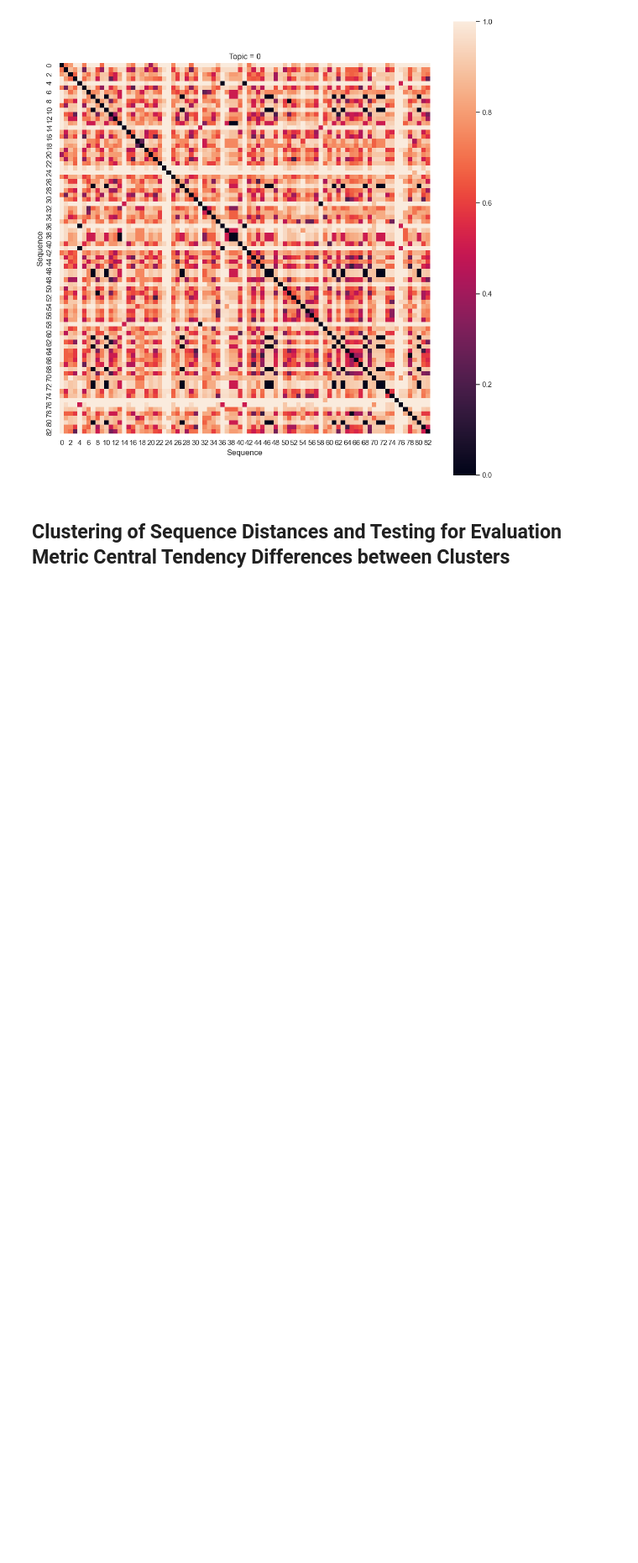
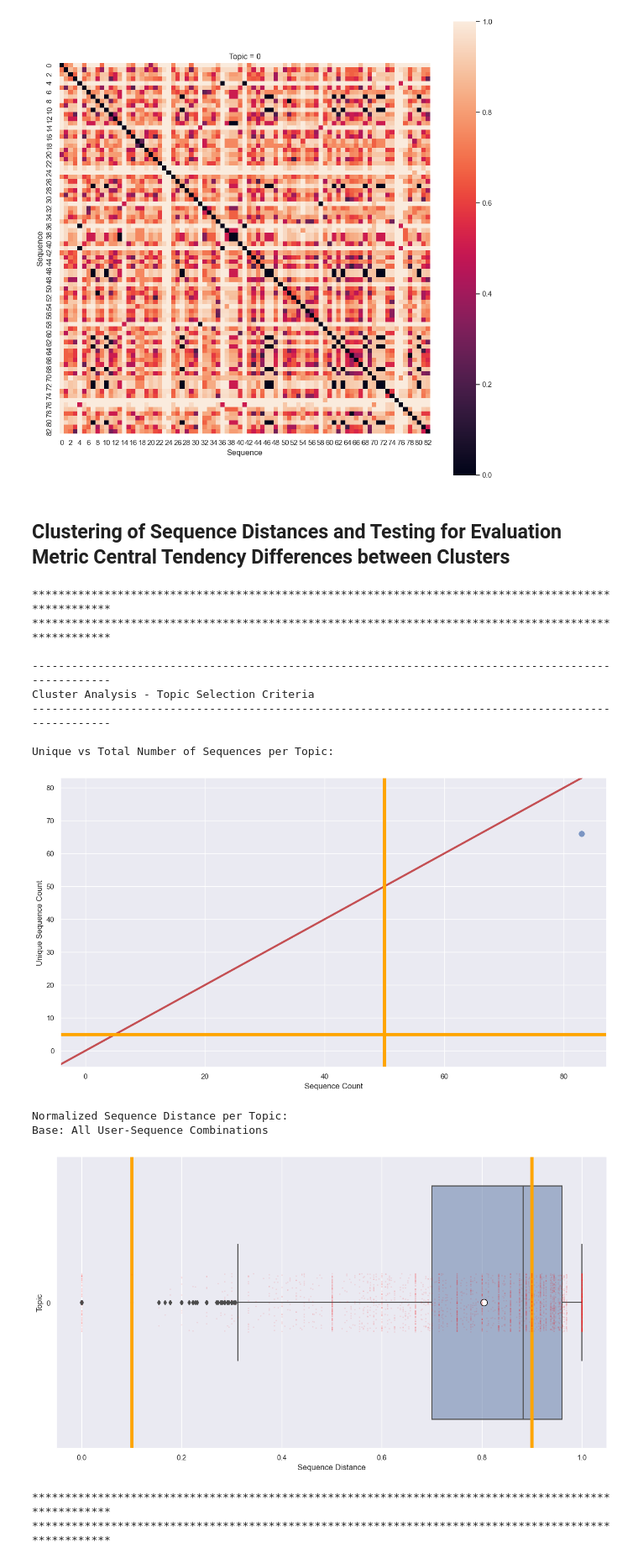
Before and after one commit to sschmerda/ddia_dataset_analysis, a Jupyter notebook: dataset_analysis/CSEDM_2019.ipynb, the cells around one changed output. Shown at 84% size. Cells and saved outputs as stored; diff of their text form; code cells hidden in the pictures; blank space fills up the shorter version.

```diff
--- a/dataset_analysis/CSEDM_2019.ipynb
+++ b/dataset_analysis/CSEDM_2019.ipynb
@@ -874,6 +874,29 @@ Normalized Sequence Distance Matrix per Topic:
 [figure]
 # %% [markdown]
 ## Clustering of Sequence Distances and Testing for Evaluation Metric Central Tendency Differences between Clusters
+# %%
+ClusterAnalysisPlotGroupSelectionCriteria(DATASET_NAME,
+                                          learning_activity_sequence_stats_per_group,
+                                          seq_distances,
+                                          True,
+                                          50,
+                                          5,
+                                          (0.1, 0.9)).display_group_selection_criteria()
+# %% [output]
+****************************************************************************************************
+****************************************************************************************************
+
+----------------------------------------------------------------------------------------------------
+Cluster Analysis - Topic Selection Criteria
+----------------------------------------------------------------------------------------------------
+
+Unique vs Total Number of Sequences per Topic:
+[figure, added]
+Normalized Sequence Distance per Topic:
+Base: All User-Sequence Combinations
+[figure, added]
+****************************************************************************************************
+****************************************************************************************************
 # %%
 cluster_eval = ClusterEvaluation(DATASET_NAME,
                                  interactions,
```
Also changed, not shown: parts of 23 cells of this notebook, 4 other files.
